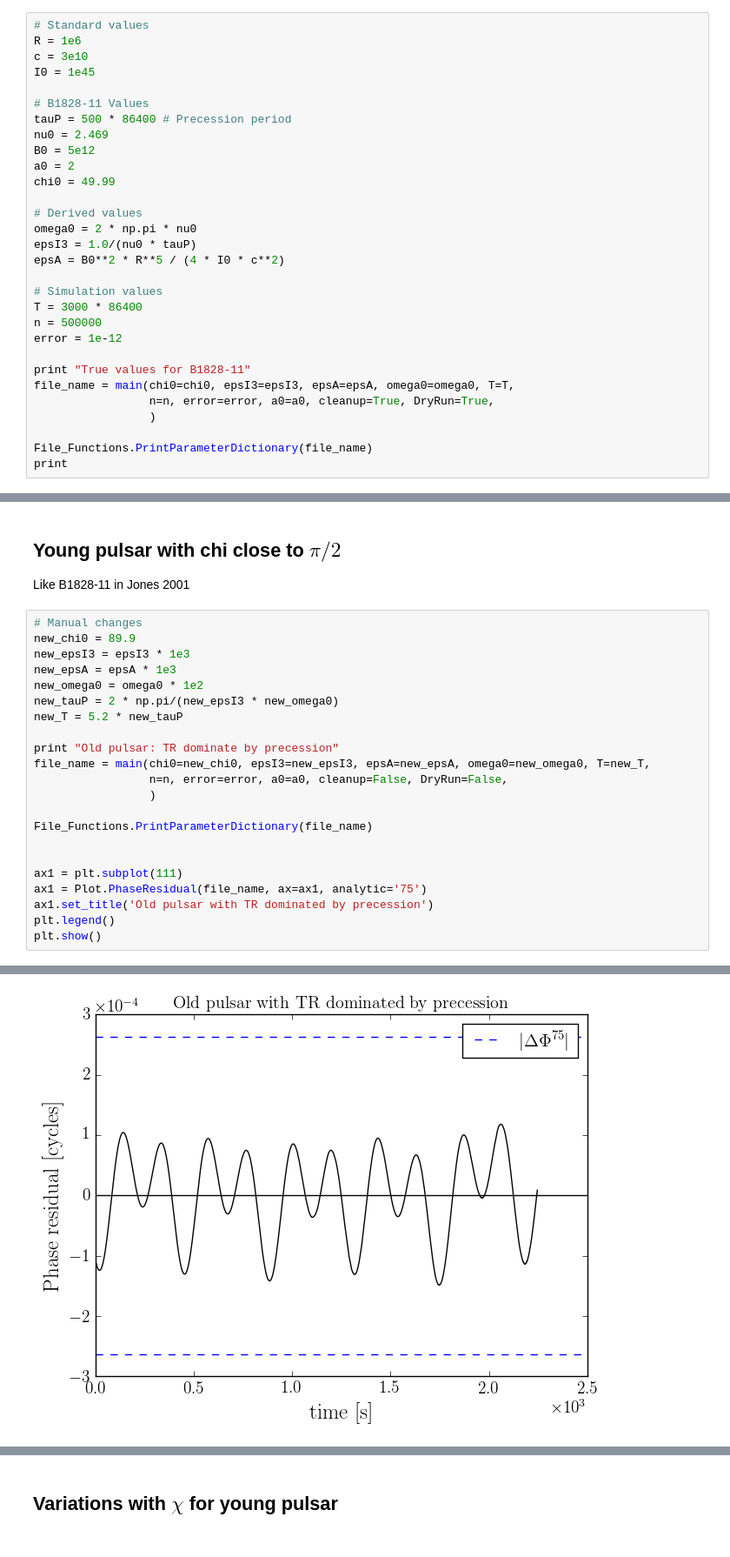
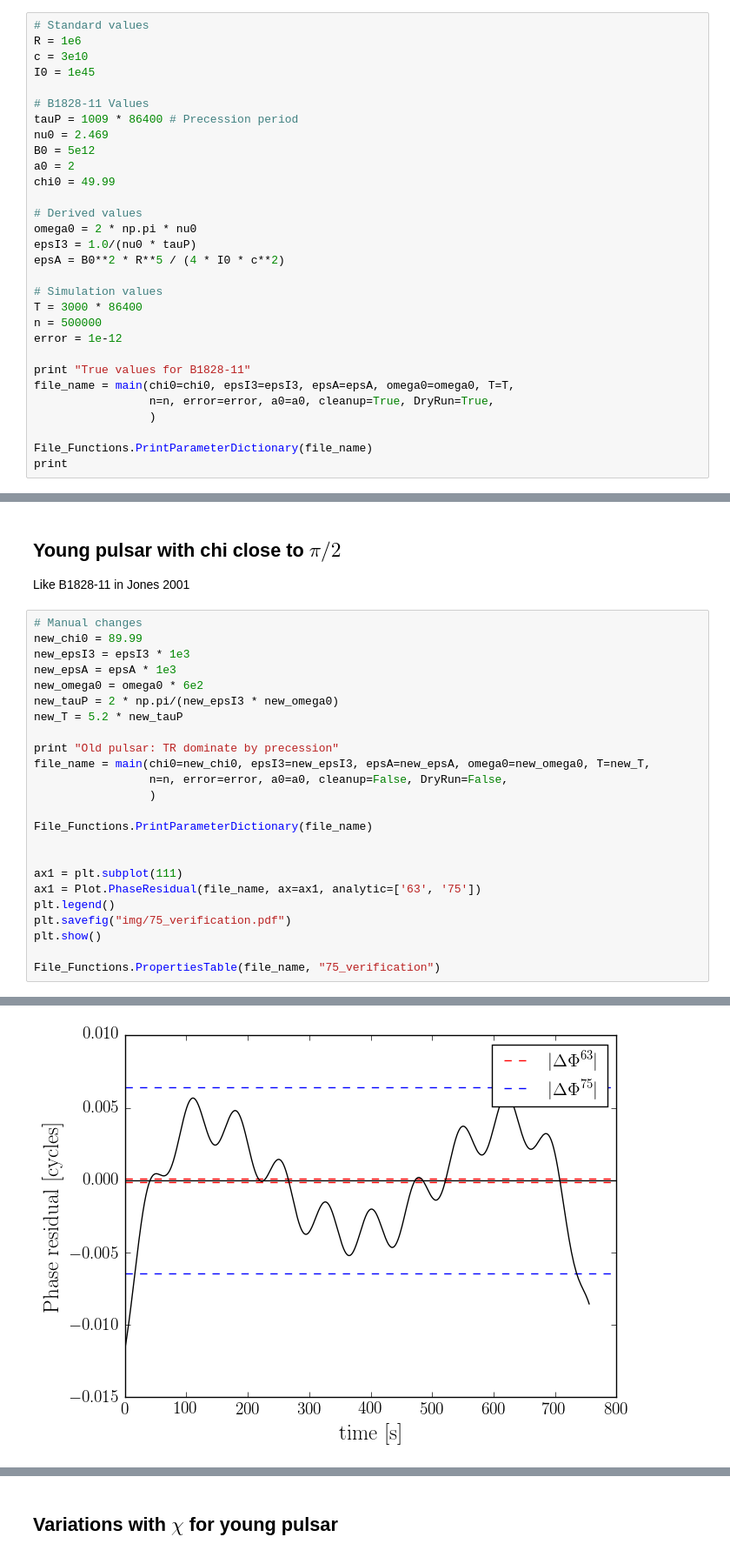
Before and after one commit to GregoryAshton/neutron_star_modelling, a Jupyter notebook: TimingResiduals/Verification.ipynb, the cells around one changed output, grey strips where cells are left out. Shown at 87% size. Cells and saved outputs as stored; diff of their text form.

```diff
--- a/TimingResiduals/Verification.ipynb
+++ b/TimingResiduals/Verification.ipynb
@@ -24,7 +21,7 @@ c = 3e10
 I0 = 1e45
 
 # B1828-11 Values
-tauP = 500 * 86400 # Precession period
+tauP = 1009 * 86400 # Precession period
 nu0 = 2.469
 B0 = 5e12
 a0 = 2
@@ -160,10 +157,10 @@ BETA FUNCTION IS USED
 Like B1828-11 in Jones 2001
 # %%
 # Manual changes
-new_chi0 = 89.9
+new_chi0 = 89.99
 new_epsI3 = epsI3 * 1e3
 new_epsA = epsA * 1e3
-new_omega0 = omega0 * 1e2
+new_omega0 = omega0 * 6e2
 new_tauP = 2 * np.pi/(new_epsI3 * new_omega0)
 new_T = 5.2 * new_tauP
 
@@ -176,10 +173,12 @@ File_Functions.PrintParameterDictionary(file_name)
 
 
 ax1 = plt.subplot(111)
-ax1 = Plot.PhaseResidual(file_name, ax=ax1, analytic='75')
-ax1.set_title('Old pulsar with TR dominated by precession')
+ax1 = Plot.PhaseResidual(file_name, ax=ax1, analytic=['63', '75'])
 plt.legend()
+plt.savefig("img/75_verification.pdf")
 plt.show()
+
+File_Functions.PropertiesTable(file_name, "75_verification")
 # %% [output]
 Old pulsar: TR dominate by precession
 WARNING: File already exists and cleanup=False
@@ -200,2 +199,2 @@ wobble_angle : 3.4907875391e-02
 BETA FUNCTION IS USED
-[figure, old version]
+[figure, new version]
```
Also changed, not shown: parts of 6 cells of this notebook, 10 other files.
